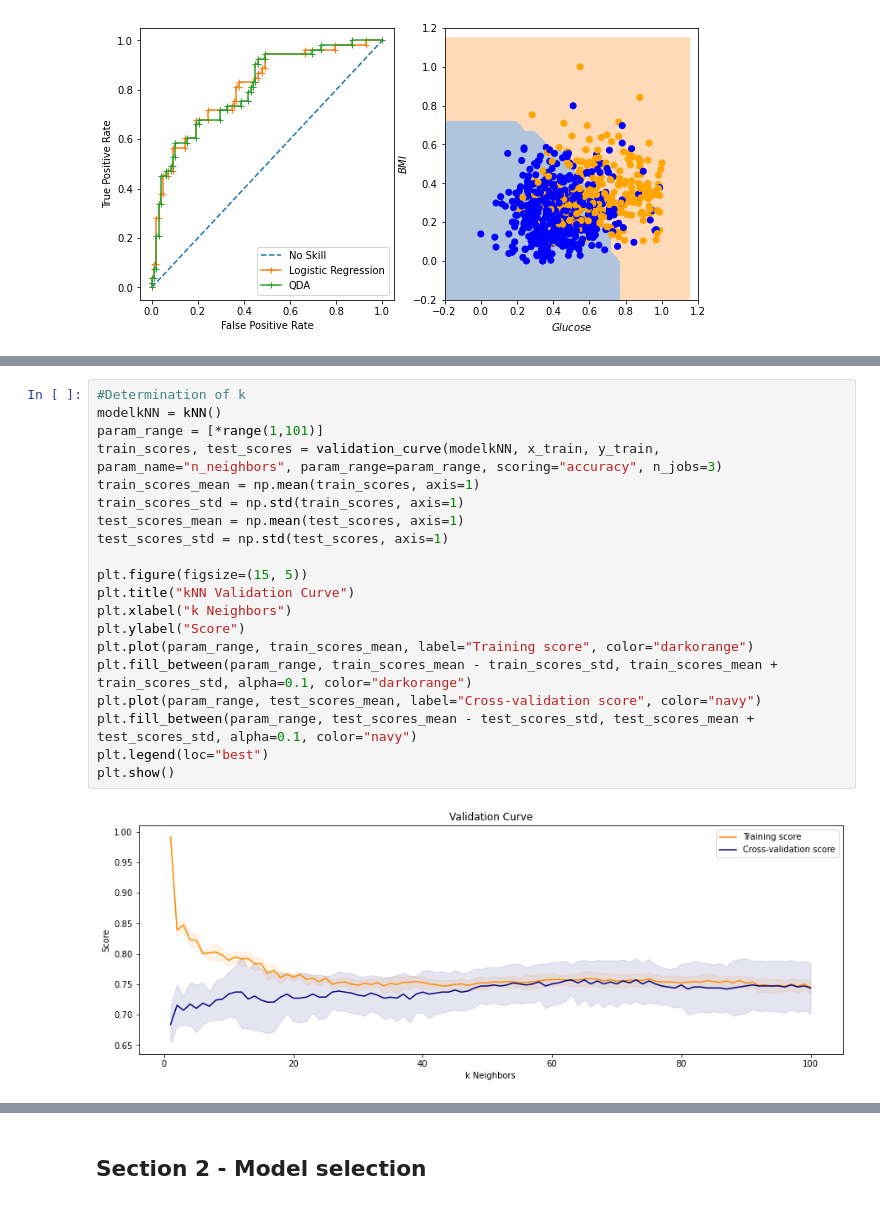
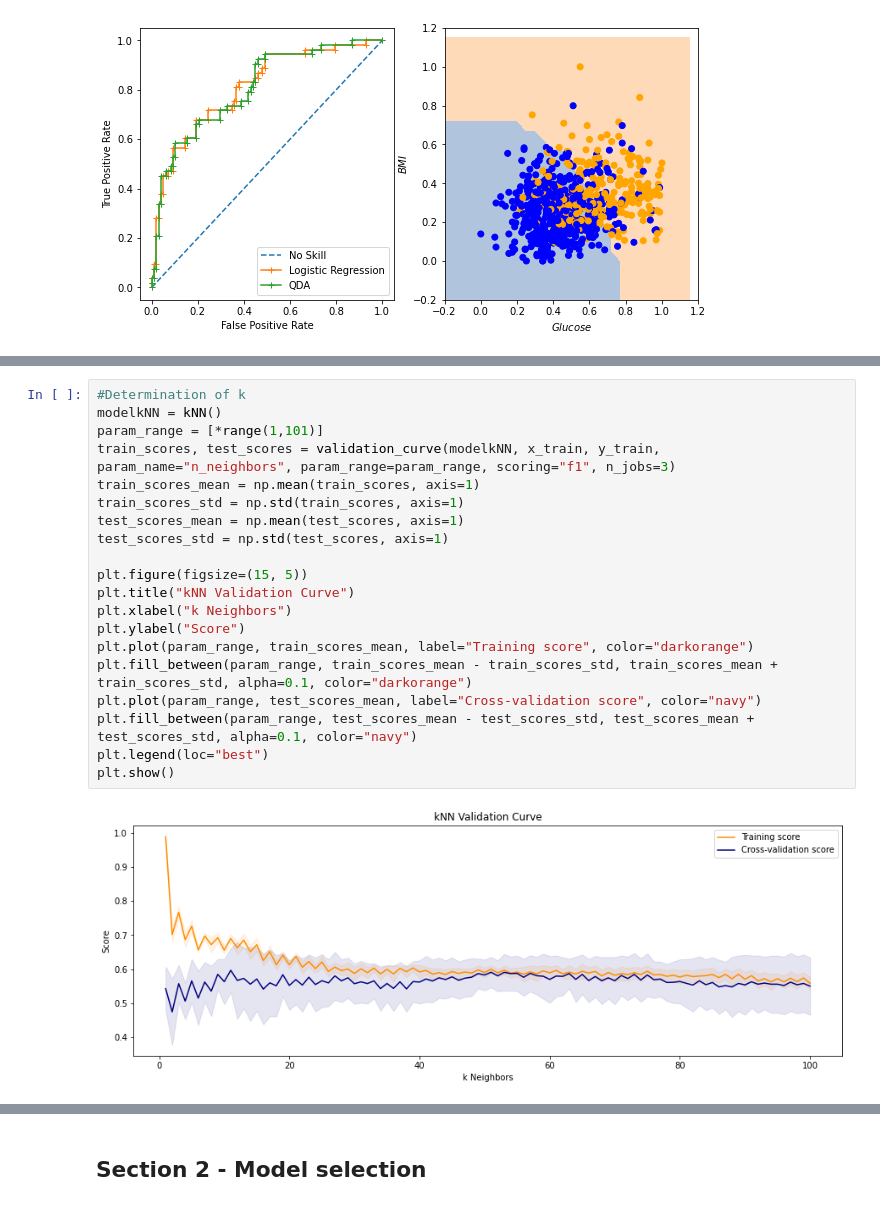
Before and after one commit to mvtap/ML, a Jupyter notebook: 20210402_Raquel.ipynb, the cells around one changed output, grey strips where cells are left out. Drawn from its saved outputs; the diff is of its cells as text.

```diff
--- a/20210402_Raquel.ipynb
+++ b/20210402_Raquel.ipynb
@@ -237,25 +234,25 @@ sns.lineplot(data=dataframes, x="k", y="Accuracy", hue = 'data', markers=True, d
 # %%
 #Determination of k
 modelkNN = kNN()
 param_range = [*range(1,101)]
-train_scores, test_scores = validation_curve(modelkNN, x_train, y_train, param_name="n_neighbors", param_range=param_range, scoring="accuracy", n_jobs=3)
+train_scores, test_scores = validation_curve(modelkNN, x_train, y_train, param_name="n_neighbors", param_range=param_range, scoring="f1", n_jobs=3)
 train_scores_mean = np.mean(train_scores, axis=1)
 train_scores_std = np.std(train_scores, axis=1)
 test_scores_mean = np.mean(test_scores, axis=1)
 test_scores_std = np.std(test_scores, axis=1)
 
 plt.figure(figsize=(15, 5))
 plt.title("kNN Validation Curve")
 plt.xlabel("k Neighbors")
 plt.ylabel("Score")
 plt.plot(param_range, train_scores_mean, label="Training score", color="darkorange")
 plt.fill_between(param_range, train_scores_mean - train_scores_std, train_scores_mean + train_scores_std, alpha=0.1, color="darkorange")
 plt.plot(param_range, test_scores_mean, label="Cross-validation score", color="navy")
 plt.fill_between(param_range, test_scores_mean - test_scores_std, test_scores_mean + test_scores_std, alpha=0.1, color="navy")
 plt.legend(loc="best")
 plt.show()
 # %% [output]
-[figure, old version]
+[figure, new version]
 # %%
 print('50 Nearest Neighbours')
 
```
Also changed, not shown: parts of 15 cells of this notebook.
